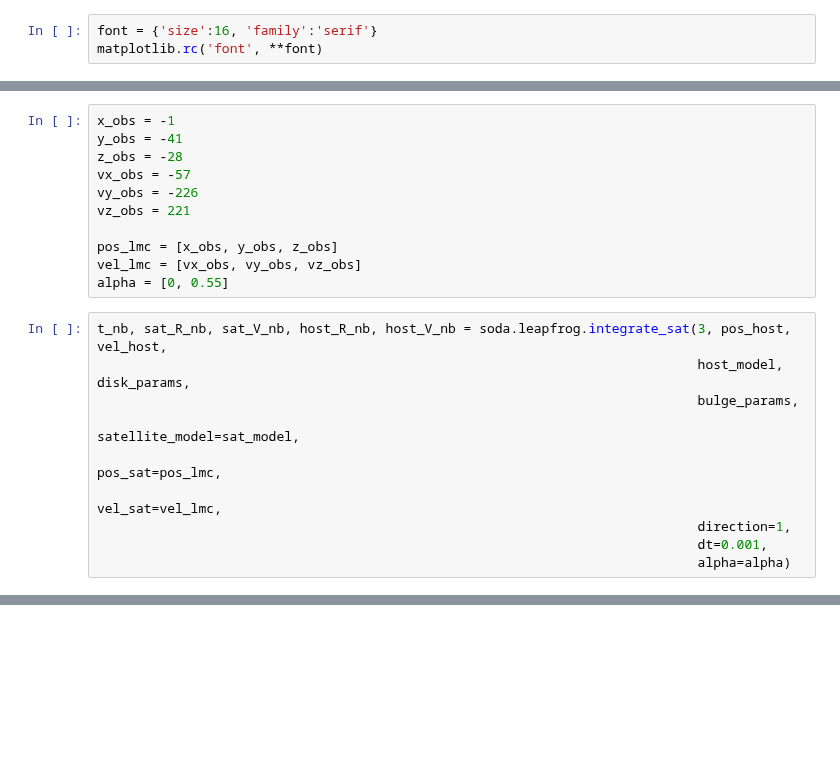
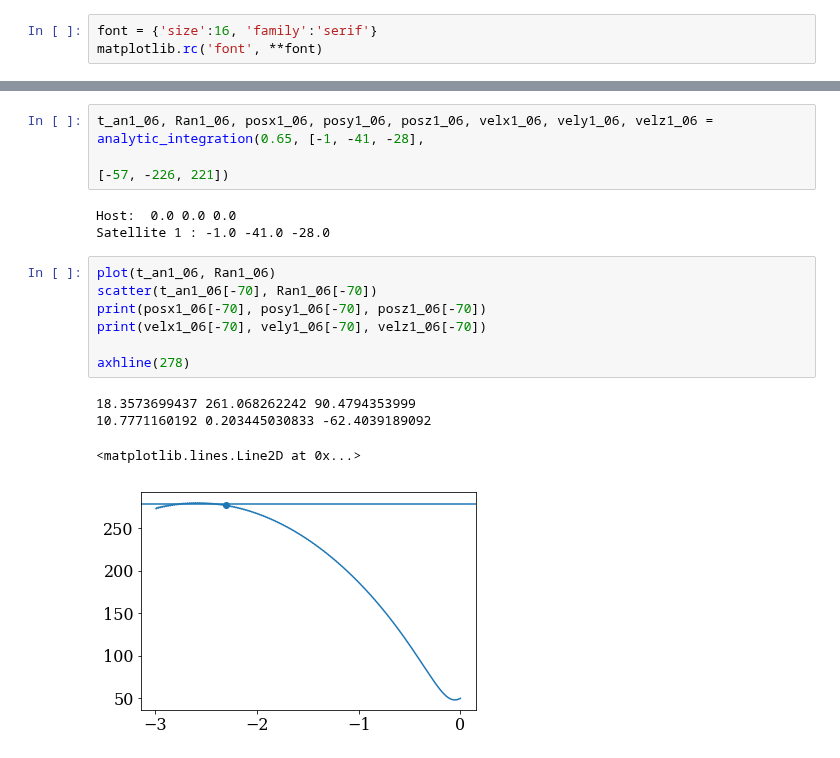
Before and after one commit to jngaravitoc/LMC-MW, a Jupyter notebook: code/LMC_orbit/LMC4_orbit.ipynb, the cells around one changed output, grey strips where cells are left out. Cells and saved outputs as stored; diff of their text form; blank space fills up the shorter version.

```diff
--- a/code/LMC_orbit/LMC4_orbit.ipynb
+++ b/code/LMC_orbit/LMC4_orbit.ipynb
@@ -234,21 +11,0 @@ plot(t_nb+tNB[-1], np.sqrt((sat_R_nb[:,0]-host_R_nb[:,0])**2 + (sat_R_nb[:,1]-ho
-# %%
-x_obs = -1
-y_obs = -41
-z_obs = -28
-vx_obs = -57
-vy_obs = -226
-vz_obs = 221
-
-pos_lmc = [x_obs, y_obs, z_obs]
-vel_lmc = [vx_obs, vy_obs, vz_obs]
-alpha = [0, 0.55]
-# %%
-t_nb, sat_R_nb, sat_V_nb, host_R_nb, host_V_nb = soda.leapfrog.integrate_sat(3, pos_host, vel_host,
-                                                                             host_model, disk_params,
-                                                                             bulge_params,
-                                                                             satellite_model=sat_model,
-                                                                             pos_sat=pos_lmc,
-                                                                             vel_sat=vel_lmc,
-                                                                             direction=1,
-                                                                             dt=0.001,
-                                                                             alpha=alpha)
@@ -281,0 +140,18 @@ print(sat_V_nb[-600,2]-host_V_nb[-600,2])
+# %%
+t_an1_06, Ran1_06, posx1_06, posy1_06, posz1_06, velx1_06, vely1_06, velz1_06 = analytic_integration(0.65, [-1, -41, -28],
+                                                                                                    [-57, -226, 221])
+# %% [output]
+Host:  0.0 0.0 0.0
+Satellite 1 : -1.0 -41.0 -28.0
+# %%
+plot(t_an1_06, Ran1_06)
+scatter(t_an1_06[-70], Ran1_06[-70])
+print(posx1_06[-70], posy1_06[-70], posz1_06[-70])
+print(velx1_06[-70], vely1_06[-70], velz1_06[-70])
+
+axhline(278)
+# %% [output]
+18.3573699437 261.068262242 90.4794353999
+10.7771160192 0.203445030833 -62.4039189092
+<matplotlib.lines.Line2D at 0x...>
+[figure, added]
```
Also changed, not shown: parts of 36 cells of this notebook, 1 other file.
